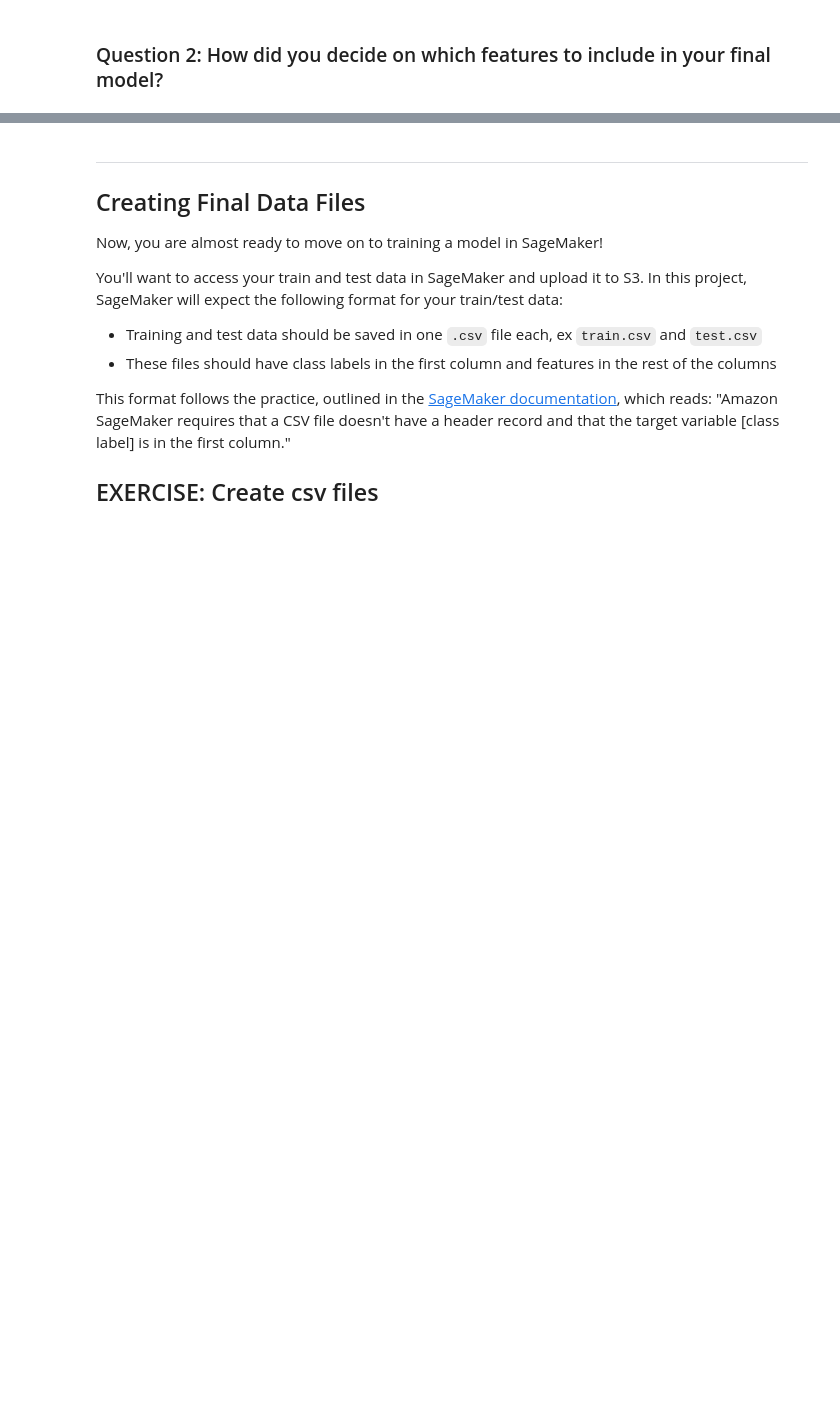
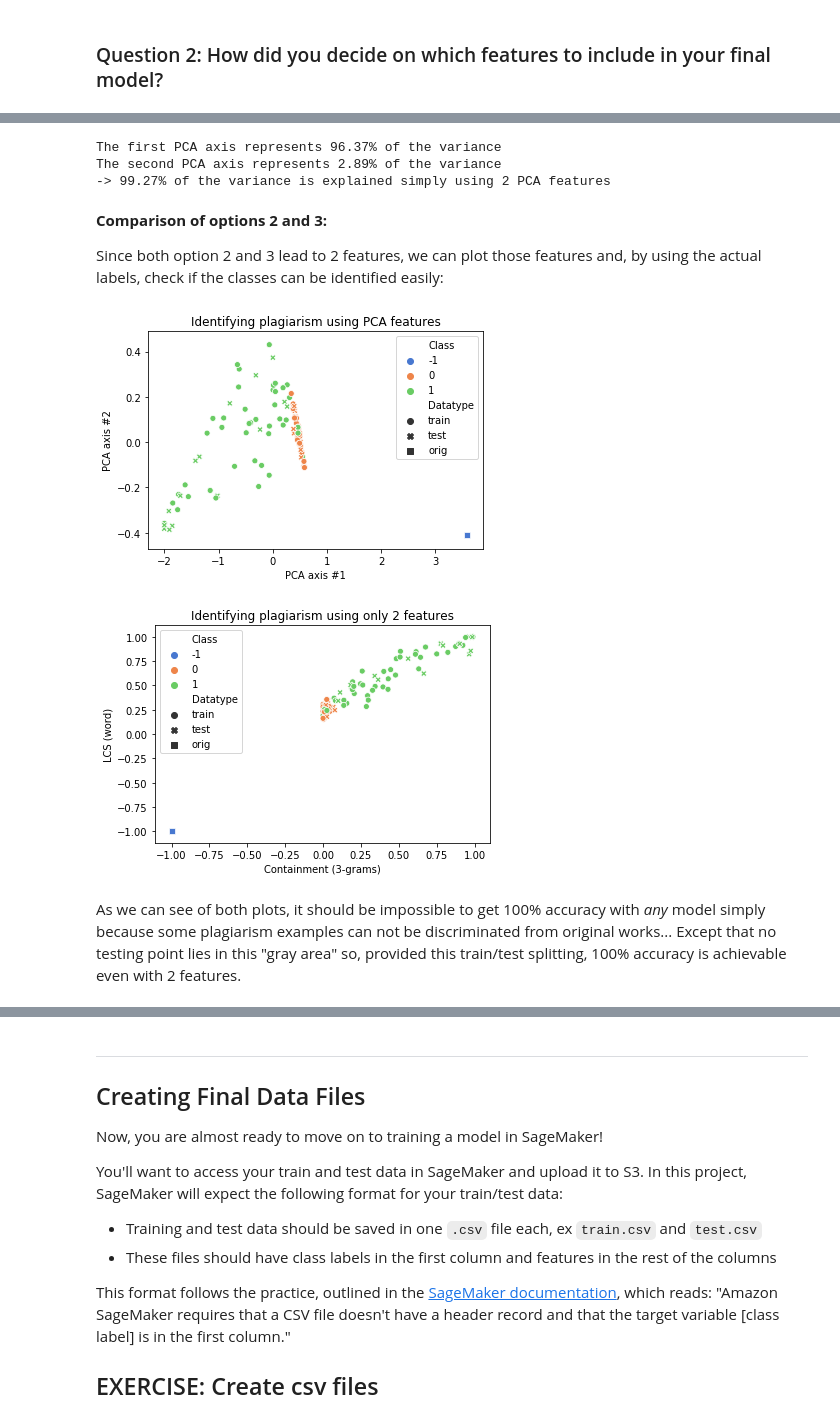
Before and after one commit to seb-buch/ud-nd009t-PlagiarismDetector, a Jupyter notebook: Project/2_Plagiarism_Feature_Engineering.ipynb, the cells around one changed output, grey strips where cells are left out. Cells and saved outputs as stored; diff of their text form; code cells hidden in the pictures; blank space fills up the shorter version.

```diff
--- a/Project/2_Plagiarism_Feature_Engineering.ipynb
+++ b/Project/2_Plagiarism_Feature_Engineering.ipynb
@@ -831,0 +980,47 @@ print('Training df sample: \n', train_x[:10])
+# %%
+from sklearn.decomposition import PCA
+
+pca = PCA(n_components=2)
+pca_features = pca.fit_transform(features_df)
+
+print("The first PCA axis represents {:.2f}% of the variance".format(
+    pca.explained_variance_ratio_[0] * 100))
+print("The second PCA axis represents {:.2f}% of the variance".format(
+    pca.explained_variance_ratio_[1] * 100))
+print("-> {:.2f}% of the variance is explained simply using 2 PCA features".format(
+    pca.explained_variance_ratio_.sum() * 100))
+
+pca_feature_df = pd.DataFrame(pca_features, columns=["PCA_1", "PCA_2"])
+# %% [output]
+The first PCA axis represents 96.37% of the variance
+The second PCA axis represents 2.89% of the variance
+-> 99.27% of the variance is explained simply using 2 PCA features
+# %% [markdown]
+**Comparison of options 2 and 3:**
+
+Since both option 2 and 3 lead to 2 features, we can plot those features and, by using the actual labels, check if the classes can be identified easily:
+# %%
+sns.scatterplot(pca_feature_df["PCA_1"],
+                pca_feature_df["PCA_2"],
+                hue=complete_df["Class"],
+                style=complete_df["Datatype"],
+                palette="muted")
+plt.xlabel("PCA axis #1")
+plt.ylabel("PCA axis #2")
+plt.title("Identifying plagiarism using PCA features")
+plt.show()
+
+sns.scatterplot(features_df["c_3"],
+                features_df["lcs_word"],
+                hue=complete_df["Class"],
+                style=complete_df["Datatype"],
+                palette="muted")
+plt.xlabel("Containment (3-grams)")
+plt.ylabel("LCS (word)")
+plt.title("Identifying plagiarism using only 2 features")
+plt.show()
+# %% [output]
+[figure, added]
+[figure, added]
+# %% [markdown]
+As we can see of both plots, it should be impossible to get 100% accuracy with *any* model simply because some plagiarism examples can not be discriminated from original works... Except that no testing point lies in this "gray area" so, provided this train/test splitting, 100% accuracy is achievable even with 2 features.
```
Also changed, not shown: parts of 23 cells of this notebook, 3 other files.
